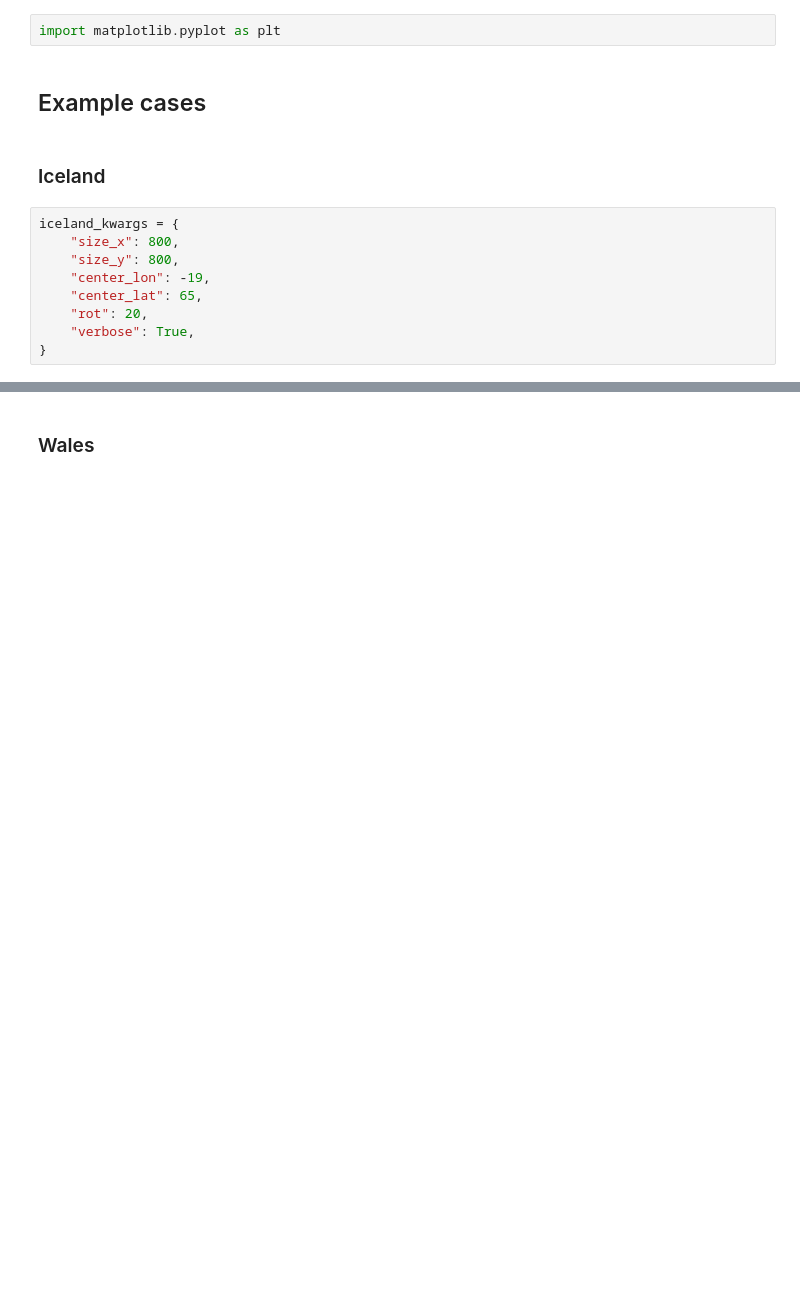
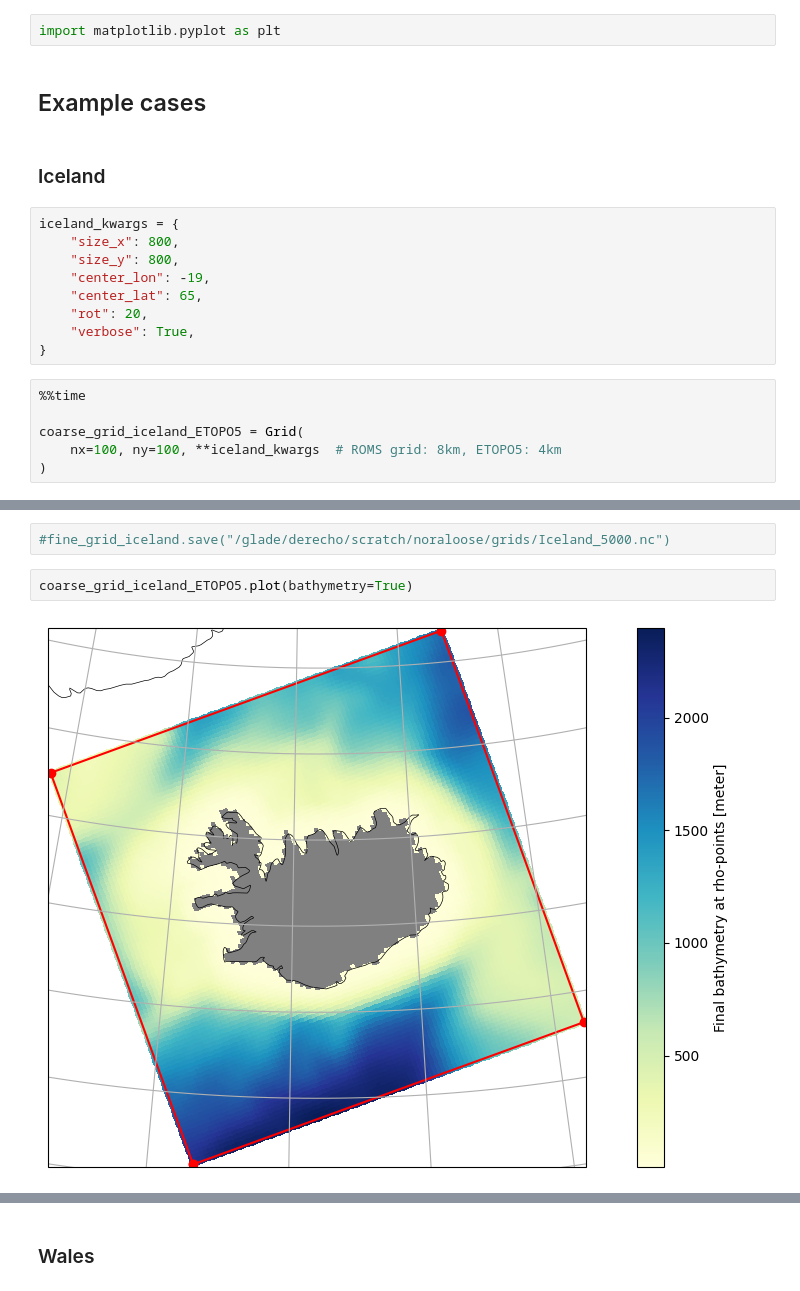
Before and after one commit to NoraLoose/roms-tools-notebooks, a Jupyter notebook: Masking.ipynb, the cells around one changed output, grey strips where cells are left out. Cells and saved outputs as stored; diff of their text form; blank space fills up the shorter version.

```diff
--- a/Masking.ipynb
+++ b/Masking.ipynb
@@ -25,3 +25,9 @@ iceland_kwargs = {
     "rot": 20,
     "verbose": True,
 }
+# %%
+%%time
+
+coarse_grid_iceland_ETOPO5 = Grid(
+    nx=100, ny=100, **iceland_kwargs  # ROMS grid: 8km, ETOPO5: 4km
+)
@@ -50,0 +178,6 @@ INFO - =========================================================================
+# %%
+#fine_grid_iceland.save("/glade/derecho/scratch/noraloose/grids/Iceland_5000.nc")
+# %%
+coarse_grid_iceland_ETOPO5.plot(bathymetry=True)
+# %% [output]
+[figure, added]
```
Also changed, not shown: parts of 78 cells of this notebook.
